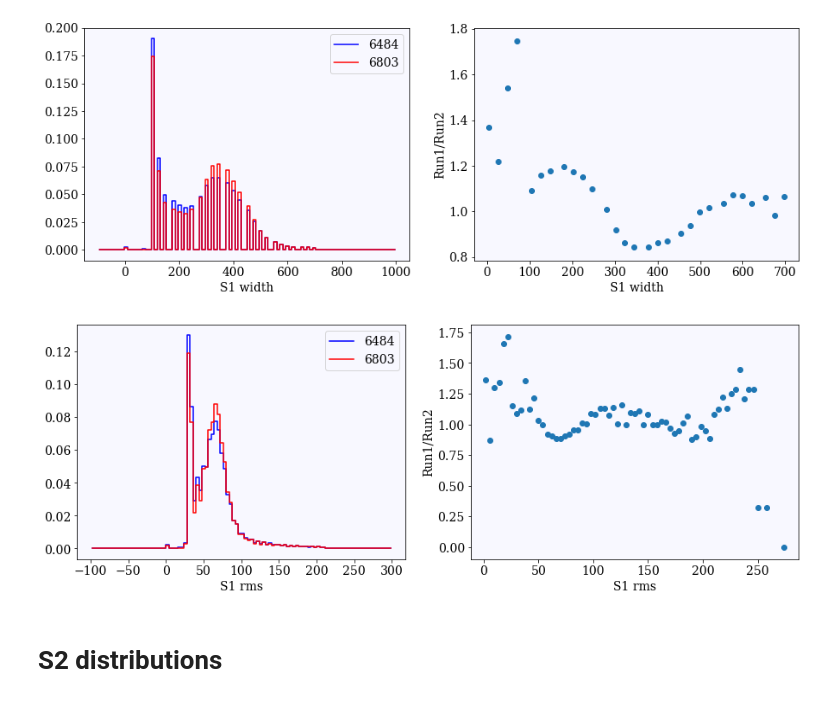
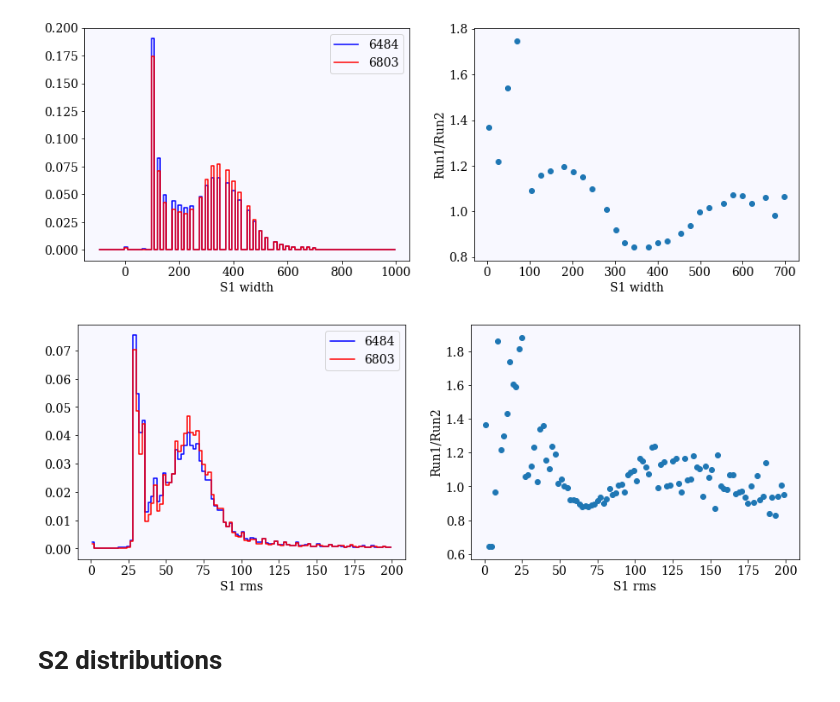
Before and after one commit to gondiaz/ICAROSNB, a Jupyter notebook: GDL/comparations/6484_6803/SPeak_plots.ipynb, the cells around one changed output. Cells and saved outputs as stored; diff of their text form; code cells hidden in the pictures.

Commit message:
visualization update

```diff
--- a/GDL/comparations/6484_6803/SPeak_plots.ipynb
+++ b/GDL/comparations/6484_6803/SPeak_plots.ipynb
@@ -125,10 +125,10 @@ histo_1d(run1_S1['S1_width'].values,
 # %%
 histo_1d(run1_S1['S1_rms'].values,
          run2_S1['S1_rms'].values,
          xlabel='S1 rms',
-         rg=(-100, 300))
+         rg=(0, 200))
 # %% [output]
-[figure, old version]
+[figure, new version]
 # %% [markdown]
 # S2 distributions
 # %%
```
